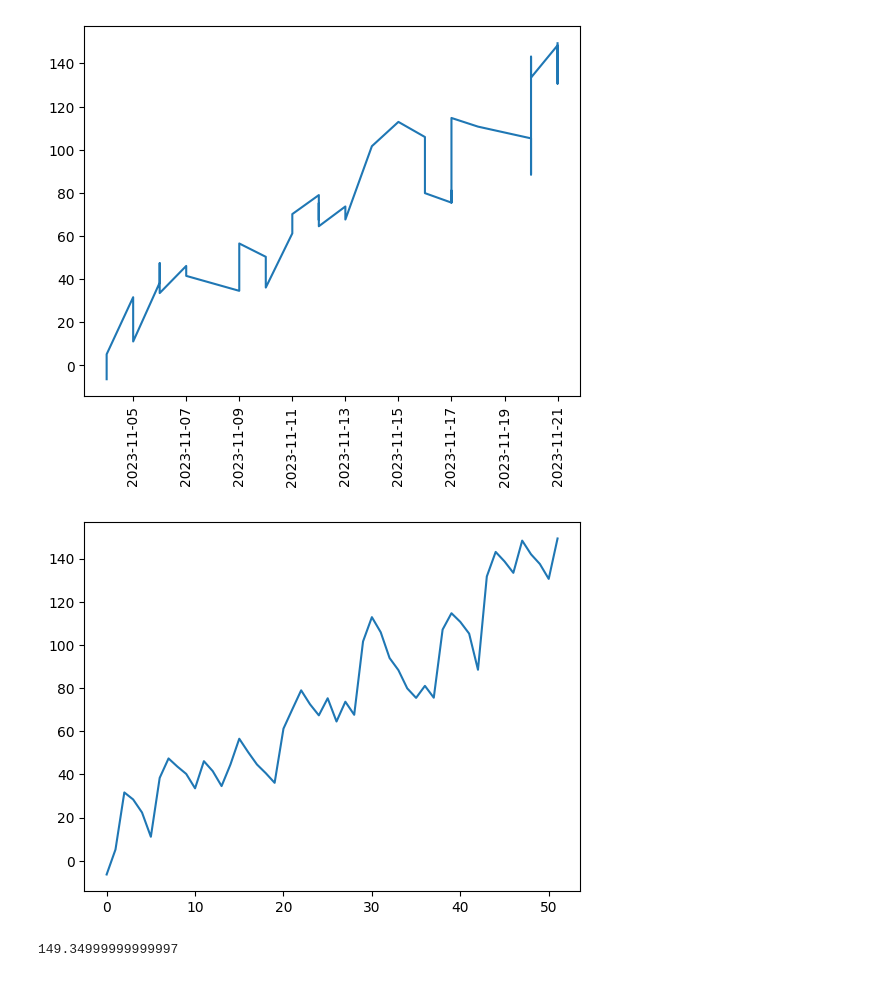
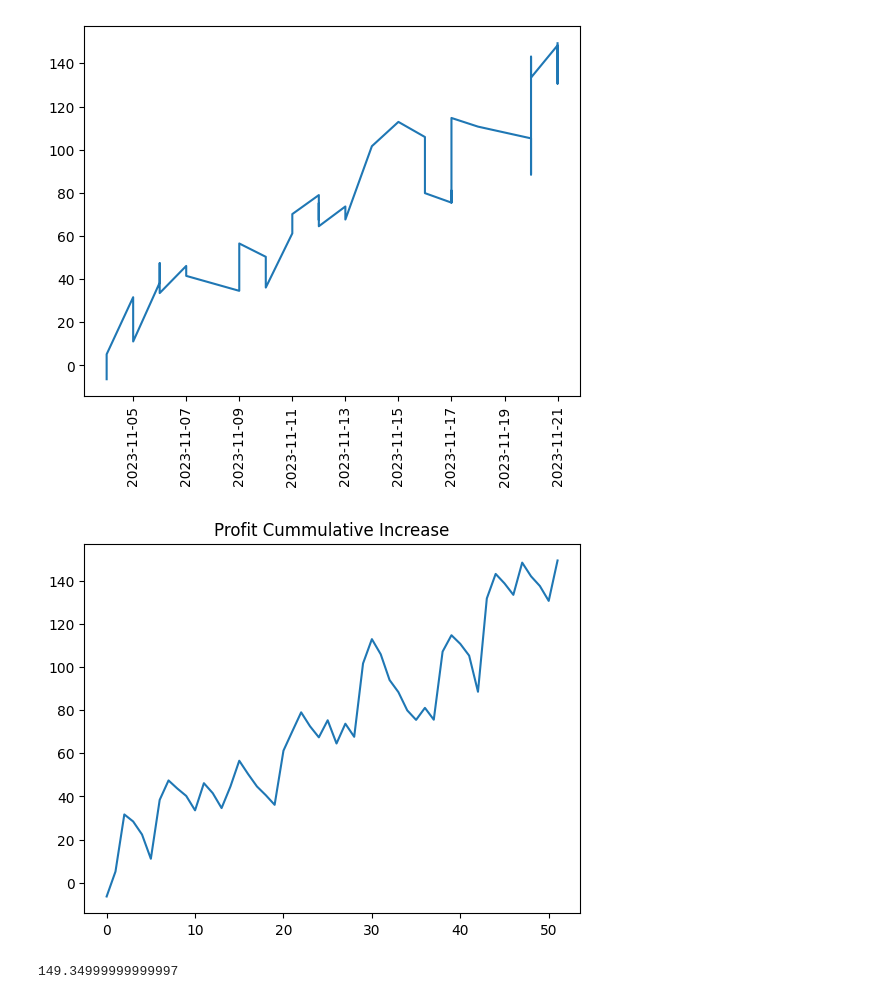
Before and after one commit to ToluPaul/forex, a Jupyter notebook: forex_pred.ipynb, the cells around one changed output. Drawn from its saved outputs; the diff is of its cells as text; code cells hidden in the pictures.

```diff
--- a/forex_pred.ipynb
+++ b/forex_pred.ipynb
@@ -154,9 +175,10 @@ plt.show()
 [figure]
 # %%
 plt.plot(vix['cumsum'])
+plt.title('Profit Cummulative Increase')
 plt.show()
 # %% [output]
-[figure, old version]
+[figure, new version]
 # %%
 vix['cumsum'].max()
 # %% [output]
```
Also changed, not shown: parts of 1 cell of this notebook.
